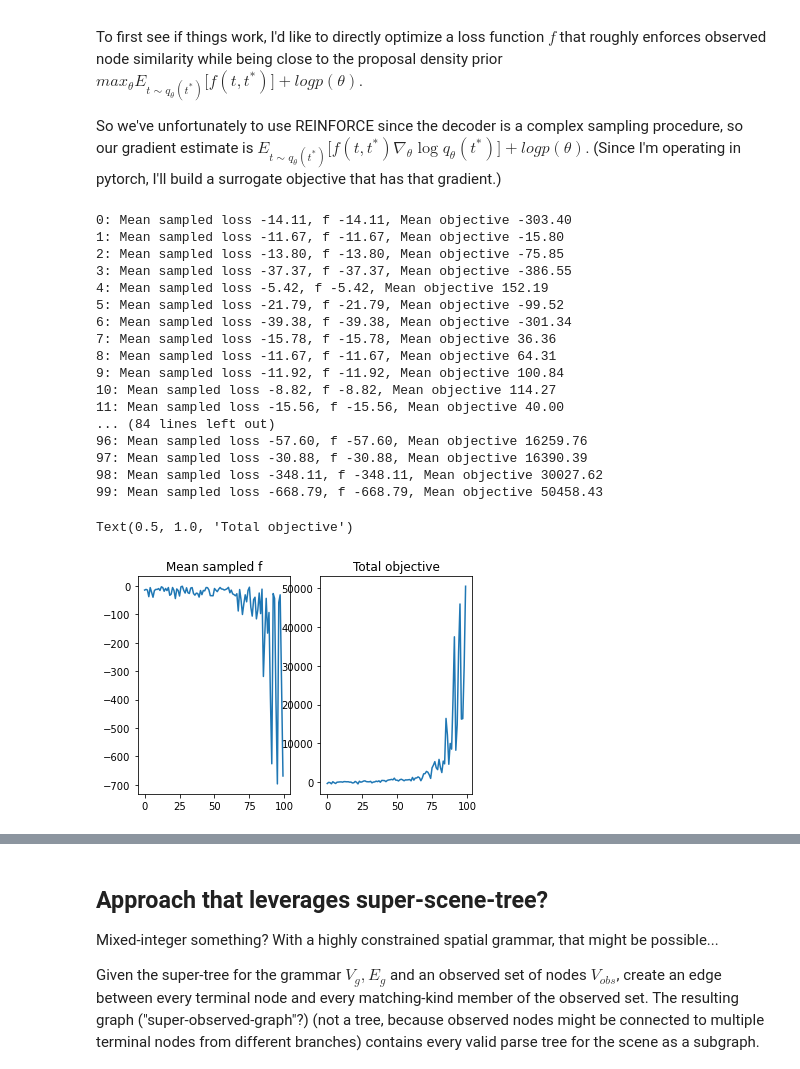
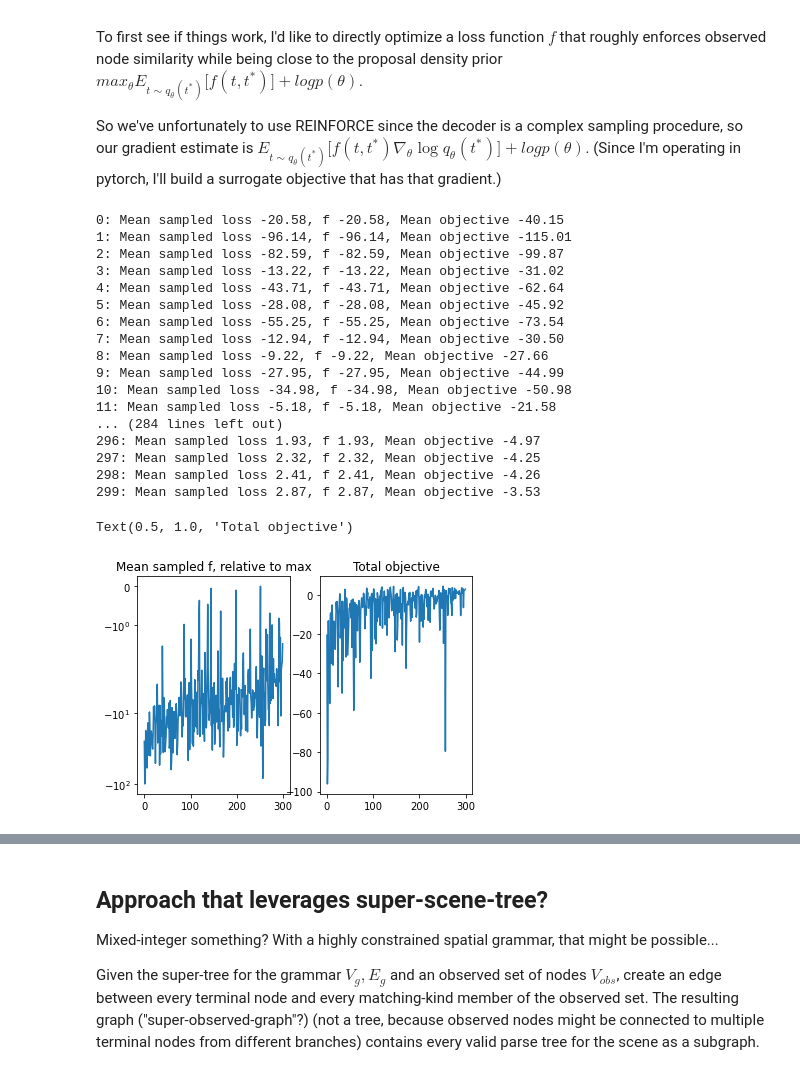
Before and after one commit to gizatt/spatial_scene_grammars, a Jupyter notebook: spatial_scene_grammars_examples/planar_box_stacks/parsing_experiments.ipynb, the cells around one changed output, grey strips where cells are left out. Cells and saved outputs as stored; diff of their text form; code cells hidden in the pictures.

```diff
--- a/spatial_scene_grammars_examples/planar_box_stacks/parsing_experiments.ipynb
+++ b/spatial_scene_grammars_examples/planar_box_stacks/parsing_experiments.ipynb
@@ -533,7 +548,7 @@ for k in range(n_ex):
     plt.title("Target")
     plt.subplot(2, n_ex, k + 1 + n_ex)
     x_enc = encoder.get_grammar_parameters_from_actual_tree(meta_tree, full_trees_for_training[k])
-    sampled_tree, ll = encoder.sample_tree_from_grammar_vector(meta_tree, x_enc)
+    sampled_tree, ll, _ = encoder.sample_tree_from_grammar_vector(meta_tree, x_enc)
     draw_boxes(sampled_tree, fig=plt.gcf(), ax=plt.gca(), block=False)
     plt.title("Resampled (%.2f)" % ll)
 # %% [output]
@@ -554,7 +569,7 @@ for i in range(N_width):
     for j in range(N_height):
         k = i*N_height + j
         ax = plt.subplot(N_height, N_width, k + 1)
-        sampled_tree, ll = encoder.sample_tree_from_grammar_vector(meta_tree, x)
+        sampled_tree, ll, _ = encoder.sample_tree_from_grammar_vector(meta_tree, x)
         draw_boxes(sampled_tree, fig=fig, ax=ax, block=False)
         plt.title("%0.02f" % ll)
         ax.axis("on")
@@ -680,9 +695,9 @@ To first see if things work, I'd like to directly optimize a loss function $f$ t
 So we've unfortunately to use REINFORCE since the decoder is a complex sampling procedure, so our gradient estimate is $E_{t \sim q_\theta(t^*)}\Big[ f(t, t^*) \nabla_\theta \log q_\theta(t^*) \Big] + log p(\theta) $. (Since I'm operating in pytorch, I'll build a surrogate objective that has that gradient.)
 # %%
 # Training
-N_EPOCHS = 100
+N_EPOCHS = 300
 N_ITERS_PER_EPOCH = 10
-N_SAMPLES_PER_ENCODING = 3
+N_SAMPLES_PER_ENCODING = 5
 MIN_LL_SATURATION = -10000
 
 optimizer = torch.optim.Adam(encoder.parameters(), lr=0.001)
@@ -711,11 +726,14 @@ for epoch in range(N_EPOCHS):
         x_prior_ll = dist.Normal(0., 1).log_prob(x).sum()
         total_objective += x_prior_ll / N_ITERS_PER_EPOCH
         for sample_k in range(N_SAMPLES_PER_ENCODING):
-            sampled_tree, proposal_density_ll = encoder.sample_tree_from_grammar_vector(meta_tree, x)
+            sampled_tree, proposal_density_ll, ll_parts = encoder.sample_tree_from_grammar_vector(meta_tree, x)
             candidate_nodes = [n for n in sampled_tree.nodes if isinstance(n, TerminalNode)]
-
+            discrete_part_ll, _, _ = ll_parts
+            # The discrete ll part is not reparameterized, so use REINFORCE.
+            # The continuous part is reparameterized, so don't include it in the REINFORCE part.
+            # (It'll come for free in the +total_f part.)
             est_ll = (estimate_observation_likelihood(candidate_nodes, observed_nodes, 0.1) +
-                      0*estimate_observation_likelihood(observed_nodes, candidate_nodes, 0.1))
+                      estimate_observation_likelihood(observed_nodes, candidate_nodes, 0.1))
             est_ll = torch.clip(est_ll, min=MIN_LL_SATURATION)
             total_sampled_score += est_ll
 
@@ -723,7 +741,7 @@ for epoch in range(N_EPOCHS):
             total_sampled_f += total_f
 
             # Surrogate objective for REINFORCE
-            total_objective += (total_f.detach() - decaying_avg_baseline) * proposal_density_ll + total_f
+            total_objective += (total_f.detach() - decaying_avg_baseline) * discrete_part_ll + total_f
             total_num_samples += 1
 
     mean_objective = total_objective / total_num_samples
@@ -739,31 +757,32 @@ for epoch in range(N_EPOCHS):
         (-mean_objective).backward()
         optimizer.step()
 # %% [output]
-0: Mean sampled loss -14.11, f -14.11, Mean objective -303.40
-1: Mean sampled loss -11.67, f -11.67, Mean objective -15.80
-2: Mean sampled loss -13.80, f -13.80, Mean objective -75.85
-3: Mean sampled loss -37.37, f -37.37, Mean objective -386.55
-4: Mean sampled loss -5.42, f -5.42, Mean objective 152.19
-5: Mean sampled loss -21.79, f -21.79, Mean objective -99.52
-6: Mean sampled loss -39.38, f -39.38, Mean objective -301.34
-7: Mean sampled loss -15.78, f -15.78, Mean objective 36.36
-8: Mean sampled loss -11.67, f -11.67, Mean objective 64.31
-9: Mean sampled loss -11.92, f -11.92, Mean objective 100.84
-10: Mean sampled loss -8.82, f -8.82, Mean objective 114.27
-11: Mean sampled loss -15.56, f -15.56, Mean objective 40.00
-... (84 lines left out)
-96: Mean sampled loss -57.60, f -57.60, Mean objective 16259.76
-97: Mean sampled loss -30.88, f -30.88, Mean objective 16390.39
-98: Mean sampled loss -348.11, f -348.11, Mean objective 30027.62
-99: Mean sampled loss -668.79, f -668.79, Mean objective 50458.43
+0: Mean sampled loss -20.58, f -20.58, Mean objective -40.15
+1: Mean sampled loss -96.14, f -96.14, Mean objective -115.01
+2: Mean sampled loss -82.59, f -82.59, Mean objective -99.87
+3: Mean sampled loss -13.22, f -13.22, Mean objective -31.02
+4: Mean sampled loss -43.71, f -43.71, Mean objective -62.64
+5: Mean sampled loss -28.08, f -28.08, Mean objective -45.92
+6: Mean sampled loss -55.25, f -55.25, Mean objective -73.54
+7: Mean sampled loss -12.94, f -12.94, Mean objective -30.50
+8: Mean sampled loss -9.22, f -9.22, Mean objective -27.66
+9: Mean sampled loss -27.95, f -27.95, Mean objective -44.99
+10: Mean sampled loss -34.98, f -34.98, Mean objective -50.98
+11: Mean sampled loss -5.18, f -5.18, Mean objective -21.58
+... (284 lines left out)
+296: Mean sampled loss 1.93, f 1.93, Mean objective -4.97
+297: Mean sampled loss 2.32, f 2.32, Mean objective -4.25
+298: Mean sampled loss 2.41, f 2.41, Mean objective -4.26
+299: Mean sampled loss 2.87, f 2.87, Mean objective -3.53
 # %%
 plt.subplot(1, 2, 1)
-plt.plot(mean_sampled_f_history)
-plt.title("Mean sampled f")
+plt.plot(np.array(mean_sampled_f_history) - max(mean_sampled_f_history).item())
+plt.title("Mean sampled f, relative to max")
+plt.yscale('symlog')
 plt.subplot(1, 2, 2)
-plt.plot(total_objective_history)
+plt.plot(np.array(mean_sampled_f_history))
 plt.title("Total objective")
 # %% [output]
 Text(0.5, 1.0, 'Total objective')
-[figure, old version]
+[figure, new version]
 # %%
```
Also changed, not shown: parts of 6 cells of this notebook.
